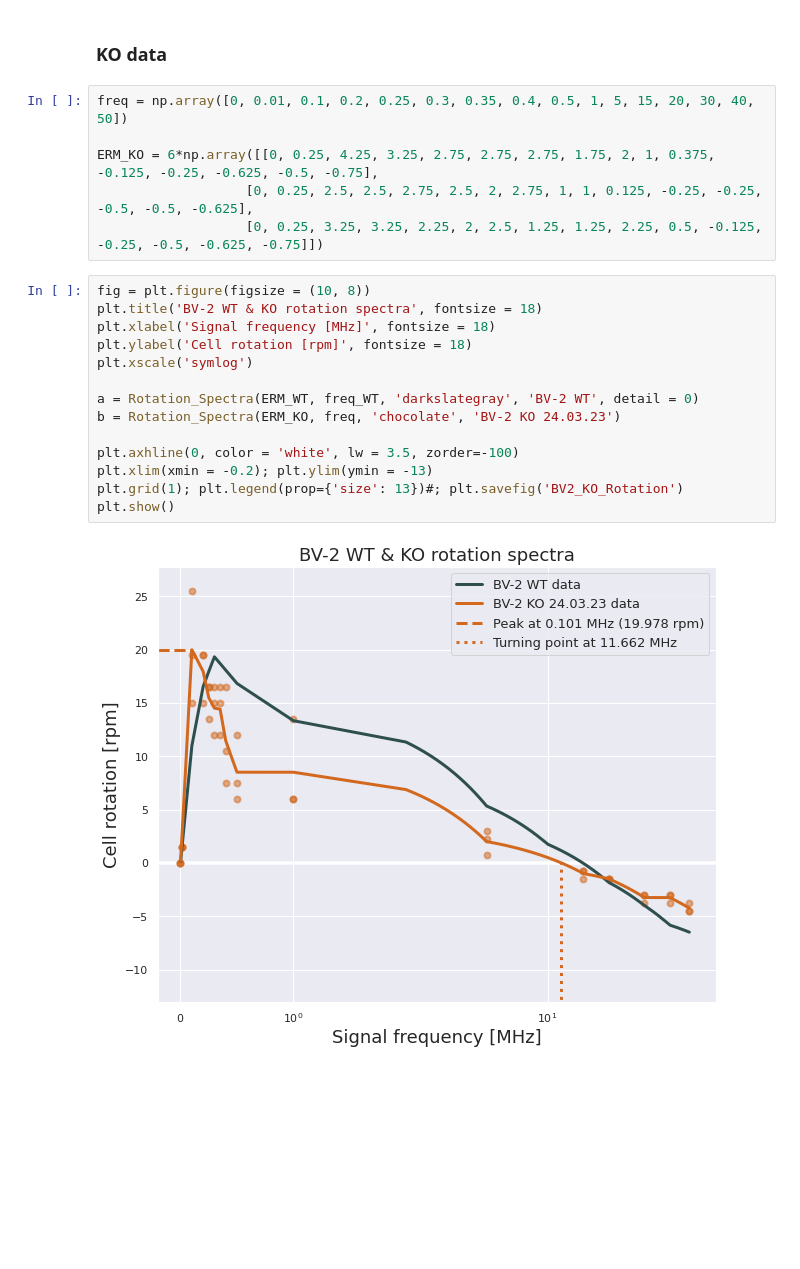
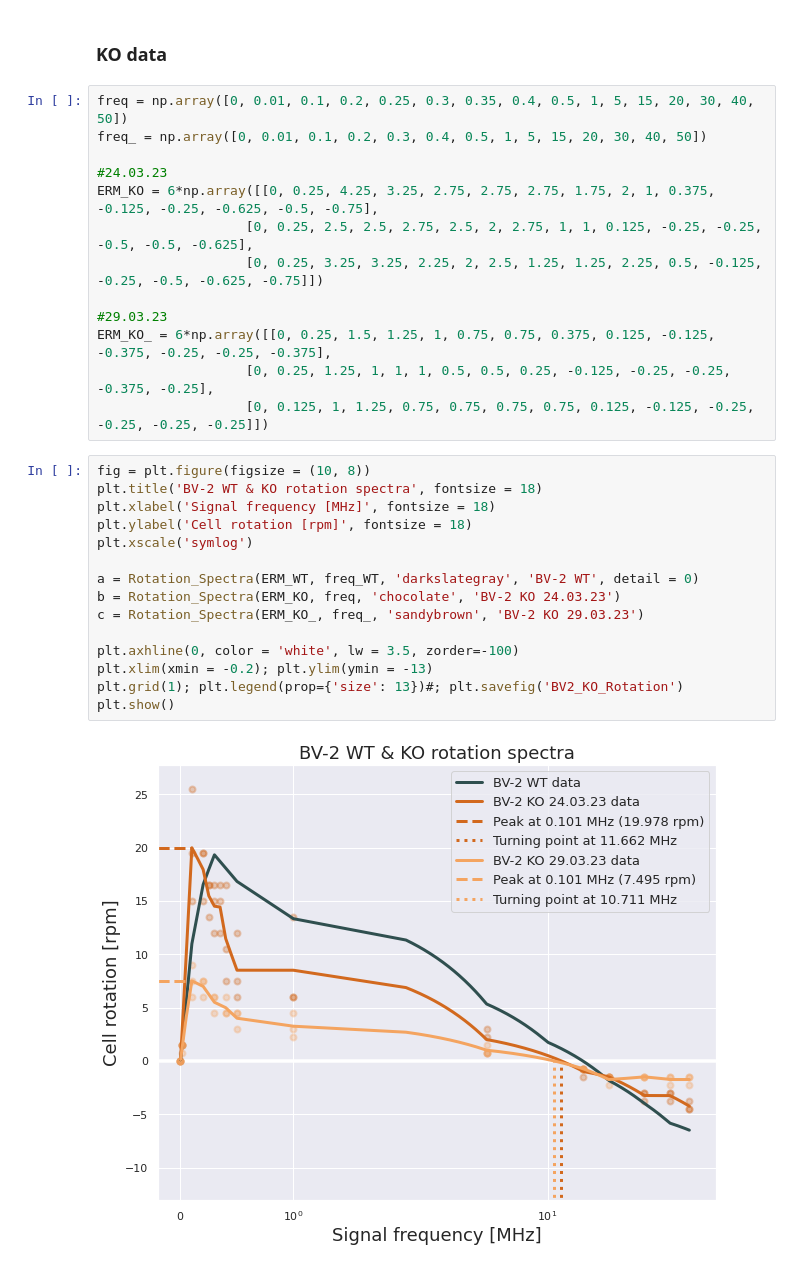
Before and after one commit to lassetotl/LLL-Electrorotation, a Jupyter notebook: BV2_WT_KO_Electrorotation_V23.ipynb, the cells around one changed output. Drawn from its saved outputs; the diff is of its cells as text; blank space fills up the shorter version.

```diff
--- a/BV2_WT_KO_Electrorotation_V23.ipynb
+++ b/BV2_WT_KO_Electrorotation_V23.ipynb
@@ -10,23 +10,31 @@ ERM_WT, freq_WT = np.load('BV2_WT_march_2023.npy', allow_pickle=True)
 ### KO data
 # %%
 freq = np.array([0, 0.01, 0.1, 0.2, 0.25, 0.3, 0.35, 0.4, 0.5, 1, 5, 15, 20, 30, 40, 50])
+freq_ = np.array([0, 0.01, 0.1, 0.2, 0.3, 0.4, 0.5, 1, 5, 15, 20, 30, 40, 50])
 
+#24.03.23
 ERM_KO = 6*np.array([[0, 0.25, 4.25, 3.25, 2.75, 2.75, 2.75, 1.75, 2, 1, 0.375, -0.125, -0.25, -0.625, -0.5, -0.75],
                    [0, 0.25, 2.5, 2.5, 2.75, 2.5, 2, 2.75, 1, 1, 0.125, -0.25, -0.25, -0.5, -0.5, -0.625],
                    [0, 0.25, 3.25, 3.25, 2.25, 2, 2.5, 1.25, 1.25, 2.25, 0.5, -0.125, -0.25, -0.5, -0.625, -0.75]])
+
+#29.03.23
+ERM_KO_ = 6*np.array([[0, 0.25, 1.5, 1.25, 1, 0.75, 0.75, 0.375, 0.125, -0.125, -0.375, -0.25, -0.25, -0.375],
+                   [0, 0.25, 1.25, 1, 1, 1, 0.5, 0.5, 0.25, -0.125, -0.25, -0.25, -0.375, -0.25],
+                   [0, 0.125, 1, 1.25, 0.75, 0.75, 0.75, 0.75, 0.125, -0.125, -0.25, -0.25, -0.25, -0.25]])
 # %%
 fig = plt.figure(figsize = (10, 8))
 plt.title('BV-2 WT & KO rotation spectra', fontsize = 18)
 plt.xlabel('Signal frequency [MHz]', fontsize = 18)
 plt.ylabel('Cell rotation [rpm]', fontsize = 18)
 plt.xscale('symlog')
 
 a = Rotation_Spectra(ERM_WT, freq_WT, 'darkslategray', 'BV-2 WT', detail = 0)
 b = Rotation_Spectra(ERM_KO, freq, 'chocolate', 'BV-2 KO 24.03.23')
+c = Rotation_Spectra(ERM_KO_, freq_, 'sandybrown', 'BV-2 KO 29.03.23')
 
 plt.axhline(0, color = 'white', lw = 3.5, zorder=-100)
 plt.xlim(xmin = -0.2); plt.ylim(ymin = -13)
 plt.grid(1); plt.legend(prop={'size': 13})#; plt.savefig('BV2_KO_Rotation')
 plt.show()
 # %% [output]
-[figure, old version]
+[figure, new version]
```
